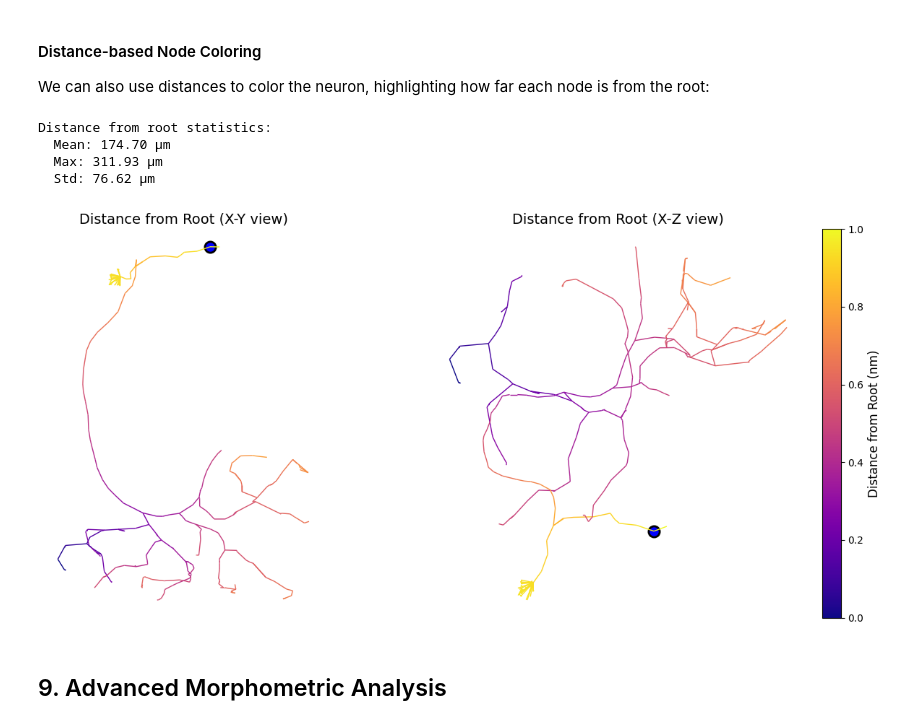
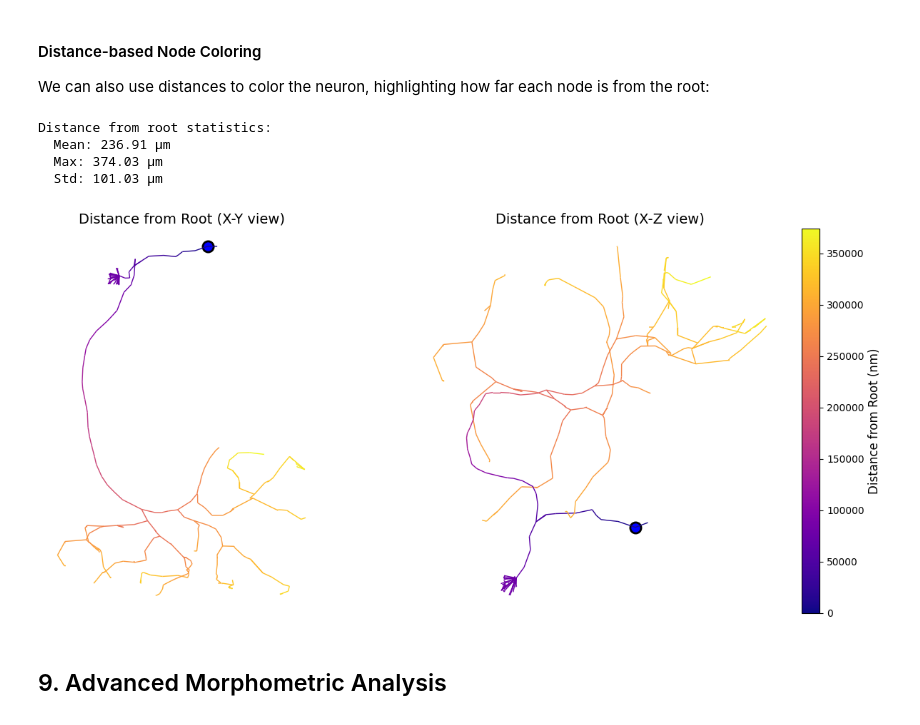
Before and after one commit to Social-Evolution-and-Behavior/crantpy, a Jupyter notebook: docs/deep_dive/morphology.ipynb, the cells around one changed output. Drawn from its saved outputs; the diff is of its cells as text; code cells hidden in the pictures.

Commit message:
fixed distance based node coloring

```diff
--- a/docs/deep_dive/morphology.ipynb
+++ b/docs/deep_dive/morphology.ipynb
@@ -778,7 +778,7 @@ all_node_ids = skel.nodes.node_id.values
 distances_all = navis.geodesic_matrix(skel, from_=all_node_ids)
 
 # Add to nodes dataframe
-skel.nodes['root_dist'] = distances_all.loc[np.argmin(all_node_ids-root_node), :].values
+skel.nodes['root_dist'] = distances_all.loc[root_node, :].values
 
 # set nan to 0
 skel.nodes['root_dist'] = skel.nodes['root_dist'].fillna(0)
@@ -805,38 +805,40 @@ axes[0].scatter(
     root_loc[0], root_loc[1],
     color='blue', s=120, edgecolors='black', linewidths=2, label='Root'
 )
 axes[0].set_title('Distance from Root (X-Y view)', fontsize=14)
 axes[0].set_axis_off()
 
 # View 2: X-Z
 navis.plot2d(
     skel,
     color_by='root_dist',
     palette='plasma',
     method='2d',
     view=('x', 'z'),
     ax=axes[1]
 )
 # plot the root
 axes[1].scatter(
     root_loc[0], root_loc[2],
     color='blue', s=120, edgecolors='black', linewidths=2, label='Root'
 )
 axes[1].set_title('Distance from Root (X-Z view)', fontsize=14)
 axes[1].set_axis_off()
 
 # add colorbar
-cbar = plt.colorbar(plt.cm.ScalarMappable(cmap='plasma'), orientation='vertical', fraction=0.05, pad=0.1, cax=axes[1].inset_axes([1.05, 0, 0.05, 1]))
+minimum = skel.nodes['root_dist'].min()
+maximum = skel.nodes['root_dist'].max()
+cbar = plt.colorbar(plt.cm.ScalarMappable(cmap='plasma', norm=plt.Normalize(vmin=minimum, vmax=maximum)), orientation='vertical', fraction=0.05, pad=0.1, cax=axes[1].inset_axes([1.05, 0, 0.05, 1]))
 cbar.set_label('Distance from Root (nm)', fontsize=12)
 
 plt.tight_layout()
 plt.show()
 # %% [output]
 Distance from root statistics:
-  Mean: 174.70 μm
-  Max: 311.93 μm
-  Std: 76.62 μm
+  Mean: 236.91 μm
+  Max: 374.03 μm
+  Std: 101.03 μm
-[figure, old version]
+[figure, new version]
 # %% [markdown]
 ## 9. Advanced Morphometric Analysis
 # %% [markdown]
```
Also changed, not shown: parts of 1 cell of this notebook.
